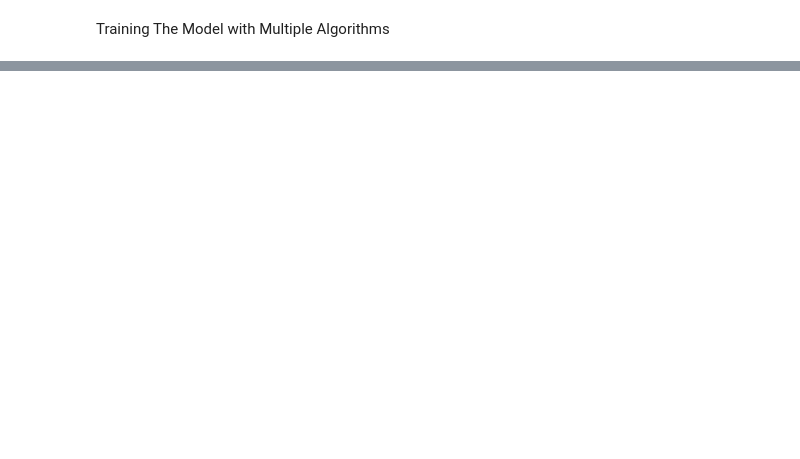
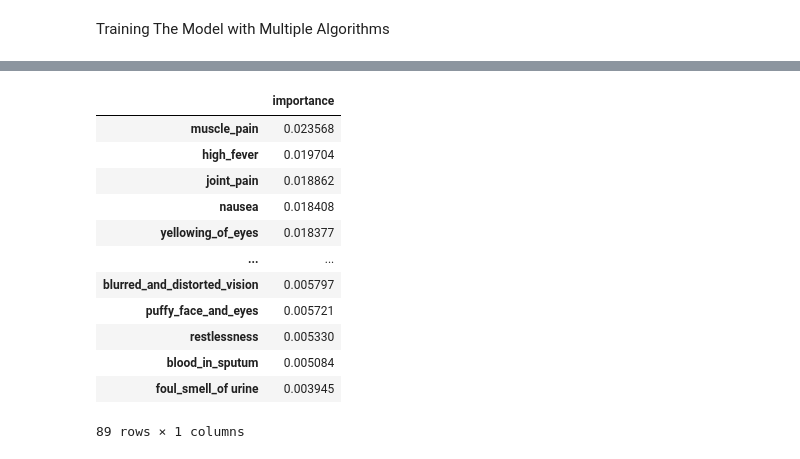
Before and after one commit to MamidalaHarshavardhan/disease-prediction, a Jupyter notebook: disease_prediction_.ipynb, the cells around one changed output, grey strips where cells are left out. Drawn from its saved outputs; the diff is of its cells as text; code cells hidden in the pictures; blank space fills up the shorter version.

```diff
--- a/disease_prediction_.ipynb
+++ b/disease_prediction_.ipynb
@@ -327,21 +366,3 @@ corr=train_data.corr()
 corr.style.background_gradient('coolwarm')
 # %% [output]
 [interactive output not drawn]
-# %%
-# Check the actual column names in your DataFrame
-print(train_data.columns)
-
-# Correct any typos or casing issues in the list of columns to drop
-columns_to_drop = ['fluid overload', 'weight_gain', 'cold hands and feets', 'anxiety', 'irregular_sugar_level',
-               'yellow_urine', 'acute_liver_failure', 'swelling_of_stomach',
-               'drying and tingling lips', 'continuous feel of urine',
-               'internal itching', 'polyuria', 'mood swings', 'receiving unsterile injections',
-               'stomach_bleeding', 'prominent_veins on calf', 'loss of smell', 'throat irritation',
-               'redness of eyes', 'sinus pressure', 'runny nose', 'pain during bowel movements',
-               'pain in anal region', 'cramps', 'bruising', 'enlarged thyroid', 'brittle nails',
-               'swollen extremeties', 'slurred speech', 'distention of abdomen', 'fluid overload.1',
-               'skin_peeling', 'silver like dusting', 'small dents in nails', 'blister',
-               'red sore around nose', 'bloody stool', 'swollen blood vessels', 'hip joint pain',
-               'painful walking', 'spinning movements', 'altered sensorium', 'toxic look (typhos)']  # Fix any errors here
-# Drop the columns, handling potential errors
-train_data.drop(columns_to_drop, axis=1, inplace=True, errors='ignore')
@@ -356,0 +369,14 @@ Index(['itching', 'skin_rash', 'nodal_skin_eruptions', 'continuous_sneezing',
+# %%
+train_data.drop(['weight_gain', 'cold_hands_and_feets', 'anxiety', 'irregular_sugar_level',
+
+'yellow_urine', 'acute_liver_failure', 'swelling_of_stomach', 'drying_and_tingling_lips', 'continuous_feel_of_urine',
+
+'internal_itching', 'polyuria', 'mood_swings', 'receiving_unsterile_injections', 'stomach_bleeding', 'prominent_veins_on_calf', 'loss_of_smell', 'throat_irritation',
+
+'redness_of_eyes', 'sinus_pressure', 'runny_nose', 'pain_during_bowel_movements', 'pain_in_anal_region', 'cramps', 'bruising', 'enlarged_thyroid', 'brittle_nails',
+
+'swollen_extremeties', 'slurred_speech', 'distention_of_abdomen', 'fluid_overload.1', 'skin_peeling', 'silver_like_dusting', 'small_dents_in_nails', 'blister',
+
+'red_sore_around_nose', 'bloody_stool', 'swollen_blood_vessels', 'hip_joint_pain',
+
+'painful_walking', 'spinning_movements', 'altered_sensorium', 'toxic_look_(typhos)'], axis =1, inplace = True)
@@ -397,0 +515,16 @@ ValueError: Classification metrics can't handle a mix of multilabel-indicator an
+# %%
+feature_importances
+# %% [output]
+|  | importance |
+| muscle_pain | 0.023568 |
+| high_fever | 0.019704 |
+| joint_pain | 0.018862 |
+| nausea | 0.018408 |
+| yellowing_of_eyes | 0.018377 |
+| ... | ... |
+| blurred_and_distorted_vision | 0.005797 |
+| puffy_face_and_eyes | 0.005721 |
+| restlessness | 0.005330 |
+| blood_in_sputum | 0.005084 |
+| foul_smell_of urine | 0.003945 |
+89 rows × 1 columns
```
Also changed, not shown: parts of 52 cells of this notebook.
